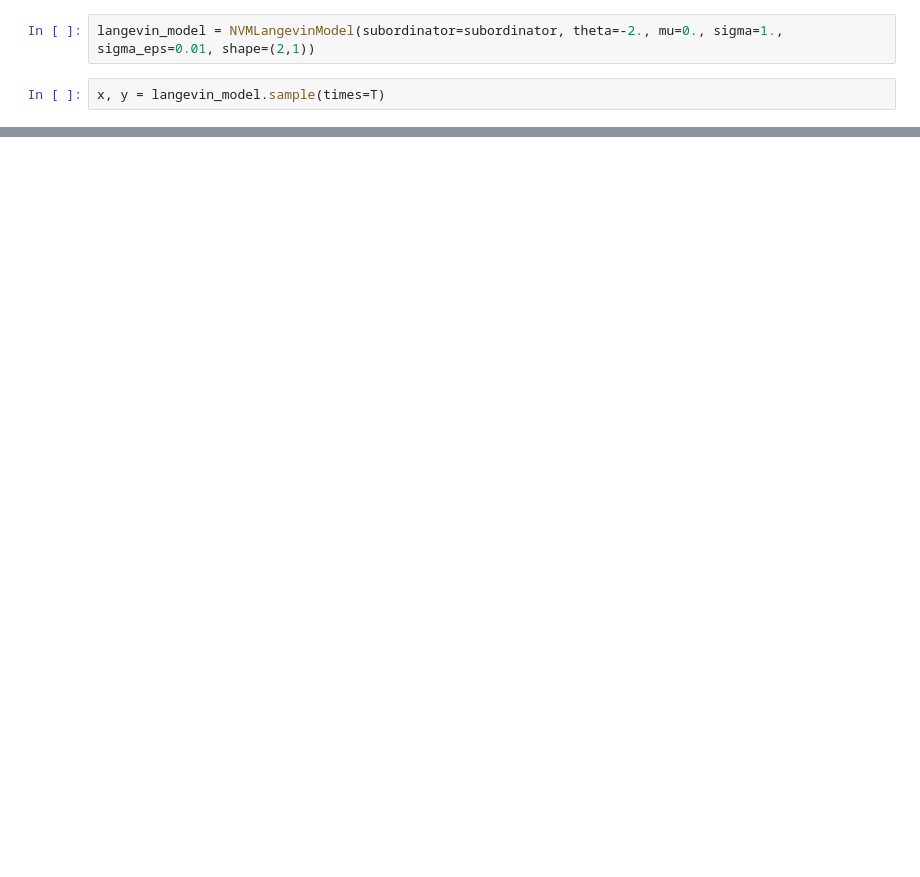
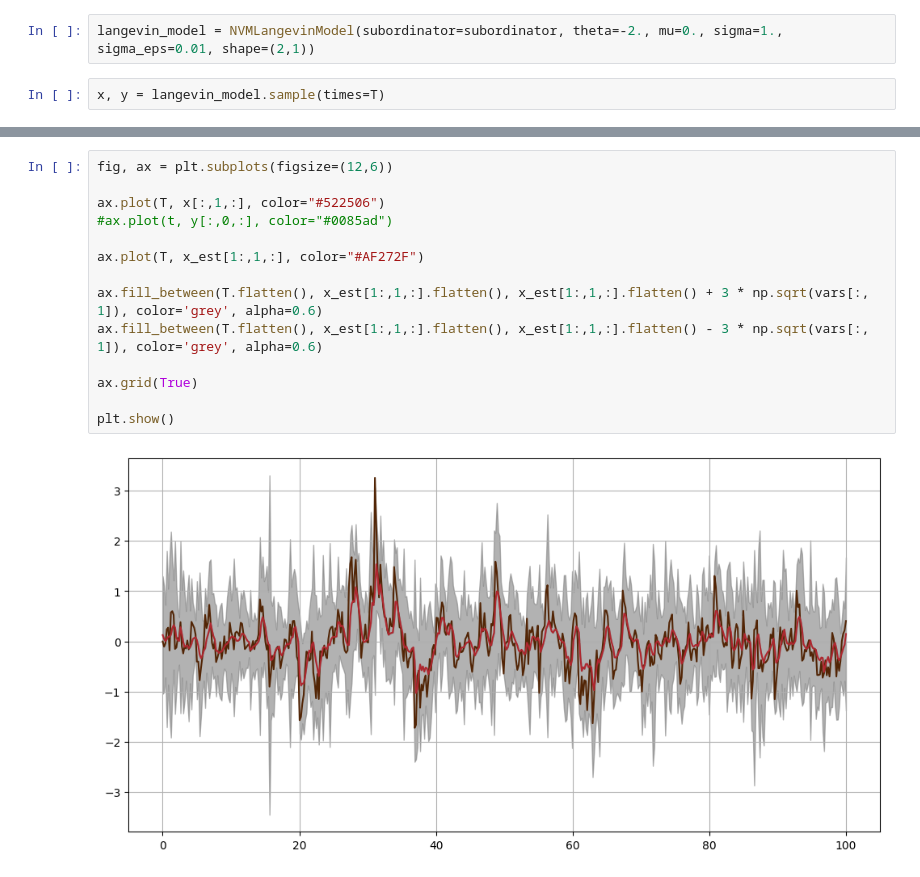
Before and after one commit to yamankindap/models, a Jupyter notebook: example2.ipynb, the cells around one changed output, grey strips where cells are left out. Saved outputs shown, nothing was run; the diff lists cells and outputs as text; blank space fills up the shorter version.

```diff
--- a/example2.ipynb
+++ b/example2.ipynb
@@ -80,0 +114,16 @@ plt.show()
+# %%
+fig, ax = plt.subplots(figsize=(12,6))
+
+ax.plot(T, x[:,1,:], color="#522506")
+#ax.plot(t, y[:,0,:], color="#0085ad")
+
+ax.plot(T, x_est[1:,1,:], color="#AF272F")
+
+ax.fill_between(T.flatten(), x_est[1:,1,:].flatten(), x_est[1:,1,:].flatten() + 3 * np.sqrt(vars[:, 1]), color='grey', alpha=0.6)
+ax.fill_between(T.flatten(), x_est[1:,1,:].flatten(), x_est[1:,1,:].flatten() - 3 * np.sqrt(vars[:, 1]), color='grey', alpha=0.6)
+
+ax.grid(True)
+
+plt.show()
+# %% [output]
+[figure, added]
```
Also changed, not shown: parts of 13 cells of this notebook.
